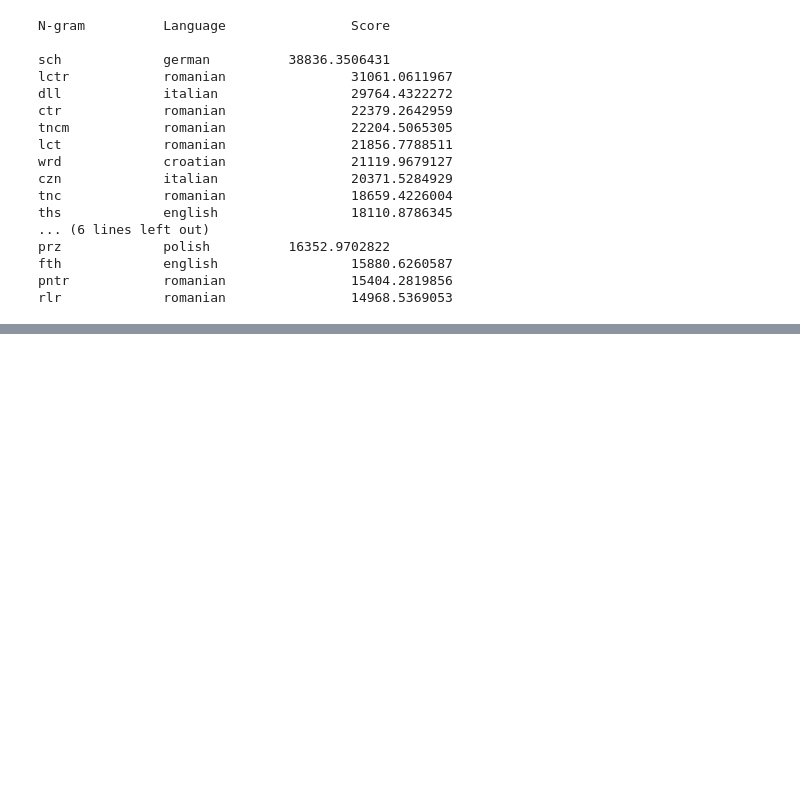
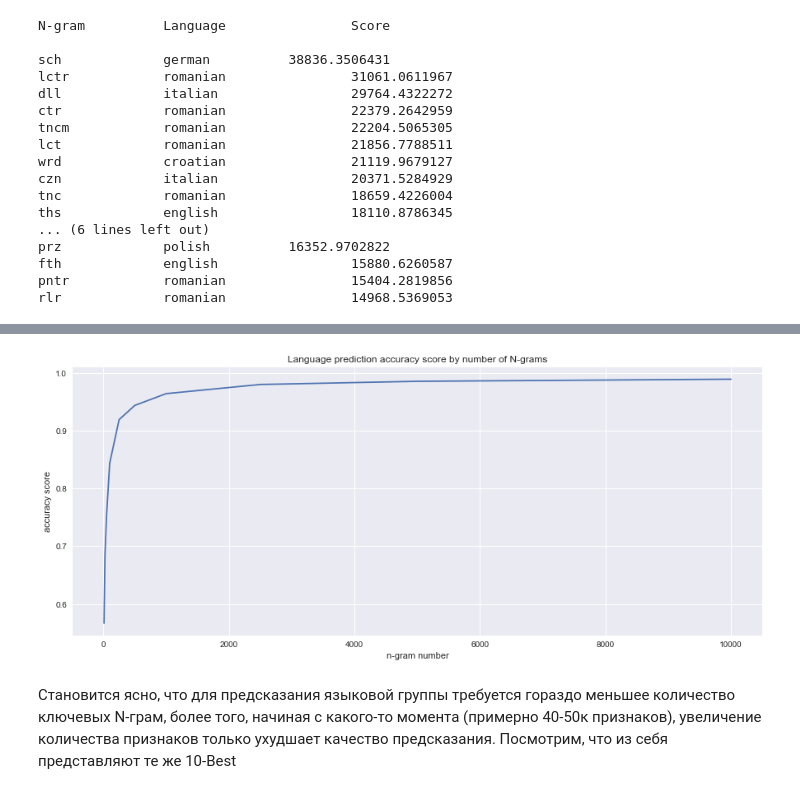
Before and after one commit to sergeyshilin/text-classifier, a Jupyter notebook: notebooks/Text Classification (n-grams).ipynb, the cells around one changed output, grey strips where cells are left out. Drawn from its saved outputs; the diff is of its cells as text; code cells hidden in the pictures; blank space fills up the shorter version.

```diff
--- a/notebooks/Text Classification (n-grams).ipynb
+++ b/notebooks/Text Classification (n-grams).ipynb
@@ -433,0 +511,13 @@ rlr             romanian                14968.5369053
+# %%
+k_s = [10, 25, 50, 100, 250, 500, 1000, 2500, 5000, 10000, 25000, 50000, 100000, 125000]
+scores_k = []
+
+print 'k-best\t\tscore\n'
+for k in k_s:
+    skb = SelectKBest(chi2, k=k)
+    x_tr_kbest = skb.fit_transform(ngram_tr, y_tr)
+    x_cv_kbest = skb.transform(ngram_te)
+    ovr.fit(x_tr_kbest, y_tr)
+    preds_kbest = ovr.predict(x_cv_kbest)
+    scores_k.append(accuracy_score(y_cv, preds_kbest))
+    print k, '\t\t', scores_k[-1]
@@ -433,0 +541,6 @@ rlr             romanian                14968.5369053
+# %%
+print_k_best_scores(k_s[:-4], scores_k[:-4])
+# %% [output]
+[figure, added]
+# %% [markdown]
+Становится ясно, что для предсказания языковой группы требуется гораздо меньшее количество ключевых N-грам, более того, начиная с какого-то момента (примерно 40-50к признаков), увеличение количества признаков только ухудшает качество предсказания. Посмотрим, что из себя представляют те же 10-Best
```
Also changed, not shown: parts of 31 cells of this notebook.
